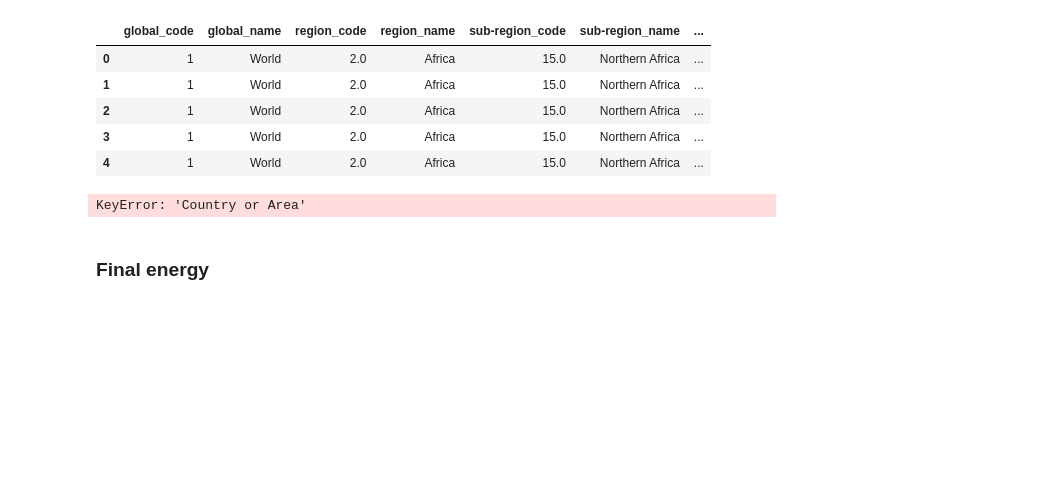
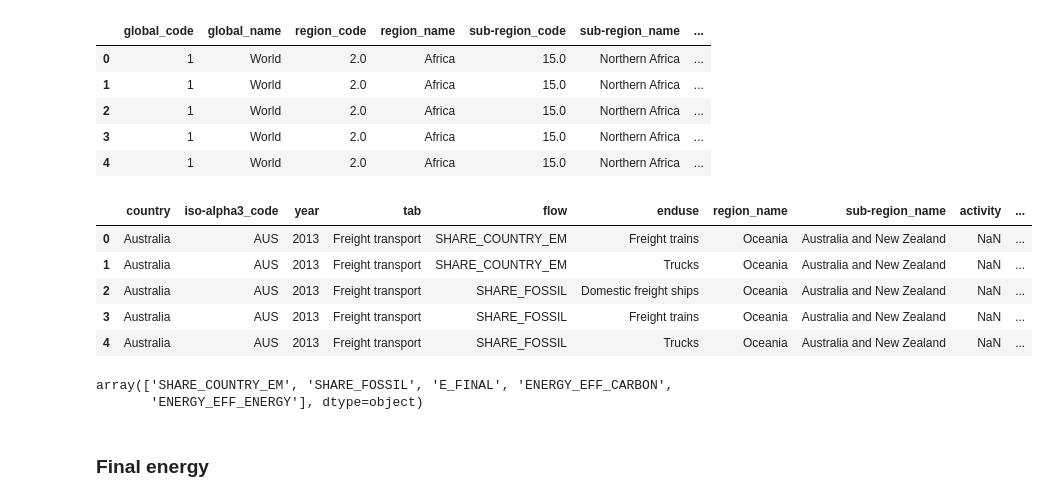
Before and after one commit to dataforgoodfr/shiftdataportal_data, a Jupyter notebook: notebooks/processed/iea/iea_process_final_energy.ipynb, the cells around one changed output. Cells and saved outputs as stored; diff of their text form; code cells hidden in the pictures; blank space fills up the shorter version.

```diff
--- a/notebooks/processed/iea/iea_process_final_energy.ipynb
+++ b/notebooks/processed/iea/iea_process_final_energy.ipynb
@@ -91,15 +95,25 @@ df_info.head()
 # %%
 # Mapping data with info_m49_en
 
 # Left joining
-df_merged = df_iea.merge(df_info, left_on='Country', right_on='Country or Area', how='left')
+df_merged = df_iea.merge(df_info, left_on='country', right_on='country_or_area', how='left')
 
 # Filter columns
-selected_columns = ['Country', 'ISO-alpha3 Code', 'Year', 'Tab', 'Flow', 'enduse', 'region_name', 'sub-region_name', 'activity', 'unit', 'value']
+selected_columns = ['country', 'iso-alpha3_code', 'year', 'tab', 'flow', 'enduse', 'region_name', 'sub-region_name', 'activity', 'unit', 'value']
 df_merged = df_merged[selected_columns]
 df_merged.head()
 # %% [output]
-KeyError: 'Country or Area'
+|  | country | iso-alpha3_code | year | tab | flow | enduse | region_name | sub-region_name | activity | ... |
+| 0 | Australia | AUS | 2013 | Freight transport | SHARE_COUNTRY_EM | Freight trains | Oceania | Australia and New Zealand | NaN | ... |
+| 1 | Australia | AUS | 2013 | Freight transport | SHARE_COUNTRY_EM | Trucks | Oceania | Australia and New Zealand | NaN | ... |
+| 2 | Australia | AUS | 2013 | Freight transport | SHARE_FOSSIL | Domestic freight ships | Oceania | Australia and New Zealand | NaN | ... |
+| 3 | Australia | AUS | 2013 | Freight transport | SHARE_FOSSIL | Freight trains | Oceania | Australia and New Zealand | NaN | ... |
+| 4 | Australia | AUS | 2013 | Freight transport | SHARE_FOSSIL | Trucks | Oceania | Australia and New Zealand | NaN | ... |
+# %%
+df_merged['flow'].unique()
+# %% [output]
+array(['SHARE_COUNTRY_EM', 'SHARE_FOSSIL', 'E_FINAL', 'ENERGY_EFF_CARBON',
+       'ENERGY_EFF_ENERGY'], dtype=object)
 # %% [markdown]
 ### Final energy
 # %%
```
Also changed, not shown: parts of 14 cells of this notebook, 6 other files.
